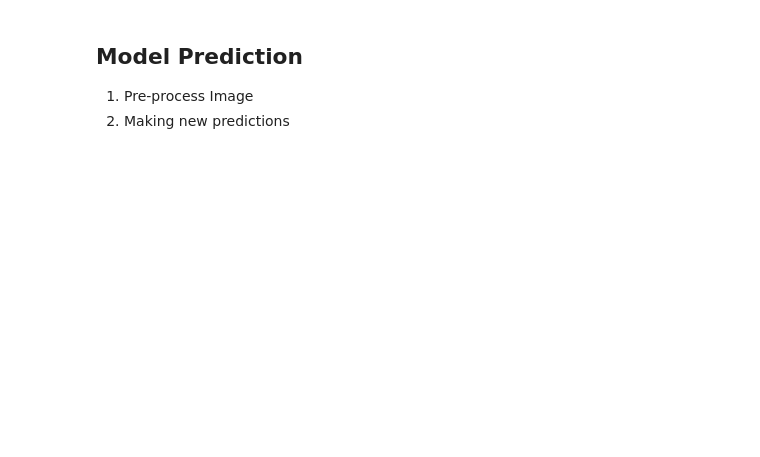
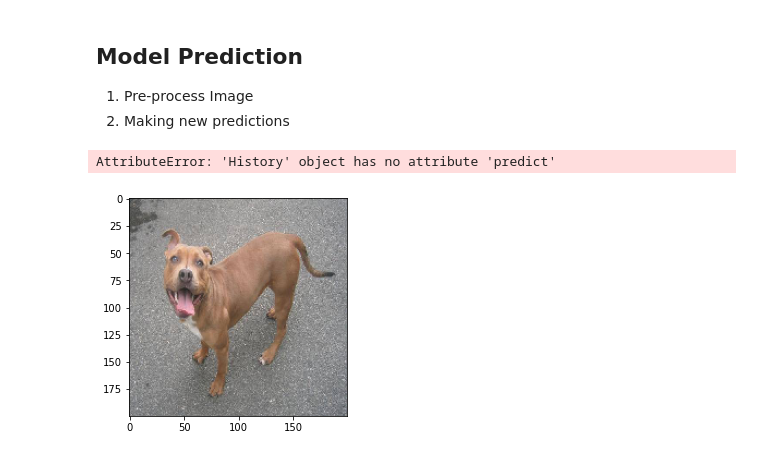
Before and after one commit to tadesse381/Building-Image-Classification, a Jupyter notebook: CNN_image_classification.ipynb, the cells around one changed output. Cells and saved outputs as stored; diff of their text form; code cells hidden in the pictures; blank space fills up the shorter version.

Commit message:
IMAGE CLASSIFICATION

```diff
--- a/CNN_image_classification.ipynb
+++ b/CNN_image_classification.ipynb
@@ -95,15 +116,17 @@ ValueError: `y` argument is not supported when using `keras.utils.Sequence` as i
 1. Pre-process Image
 2. Making new predictions
 # %%
-test_image =
-image.load_img('C:/Users/user/Building-Image-Classification/data/testing/14.jpg',
+test_image =image.load_img('C:/Users/user/Building-Image-Classification/data/testing/14.jpg',
 target_size = (200, 200))
 plt.imshow(test_image)
 test_image = image.img_to_array(test_image)
 test_image = np.expand_dims(test_image, axis = 0)
 result = model.predict(test_image)
 if result[0][0] == 1:
     prediction = 'dog'
 else:
     prediction = 'cat'
 print("The image is "+prediction)
+# %% [output]
+AttributeError: 'History' object has no attribute 'predict'
+[figure, added]
```
Also changed, not shown: parts of 4 cells of this notebook.
